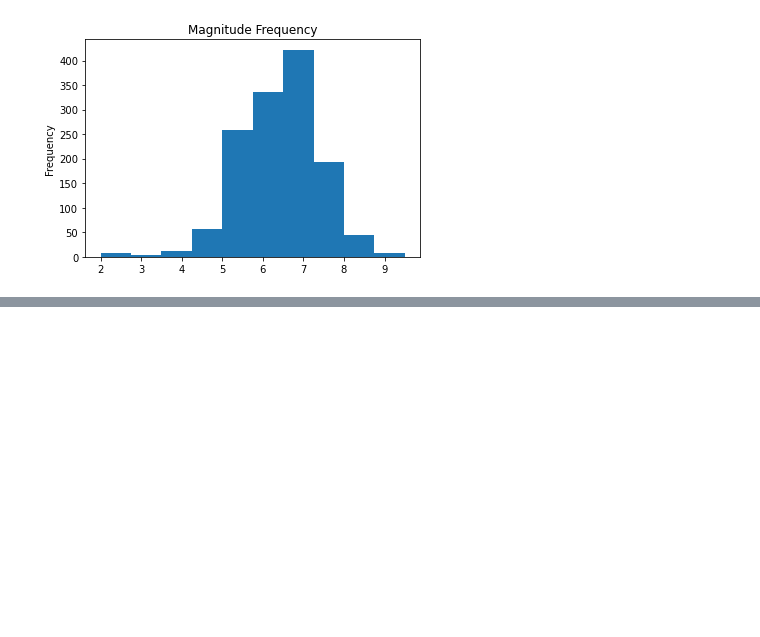
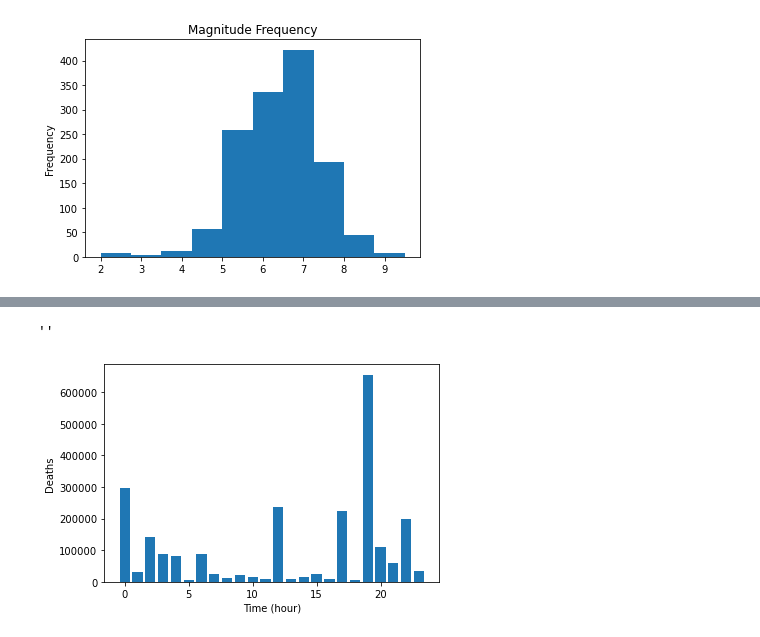
Before and after one commit to nss-data-science-cohort-4/dq3-earthquakes-mst-2-0, a Jupyter notebook: notebooks/quake_question1_tf.ipynb, the cells around one changed output, grey strips where cells are left out. Cells and saved outputs as stored; diff of their text form; code cells hidden in the pictures; blank space fills up the shorter version.

```diff
--- a/notebooks/quake_question1_tf.ipynb
+++ b/notebooks/quake_question1_tf.ipynb
@@ -164,0 +153,9 @@ sns.scatterplot(x='depth_km', y='death_total', data=wikipedia_df)
+# %%
+fig, ax = plt.subplots()
+ax.bar(wikipedia_df['hour'], wikipedia_df['death_total'])
+ax.set_xlabel('Time (hour)')
+ax.set_ylabel('Deaths')
+;
+# %% [output]
+''
+[figure, added]
```
Also changed, not shown: parts of 25 cells of this notebook.
